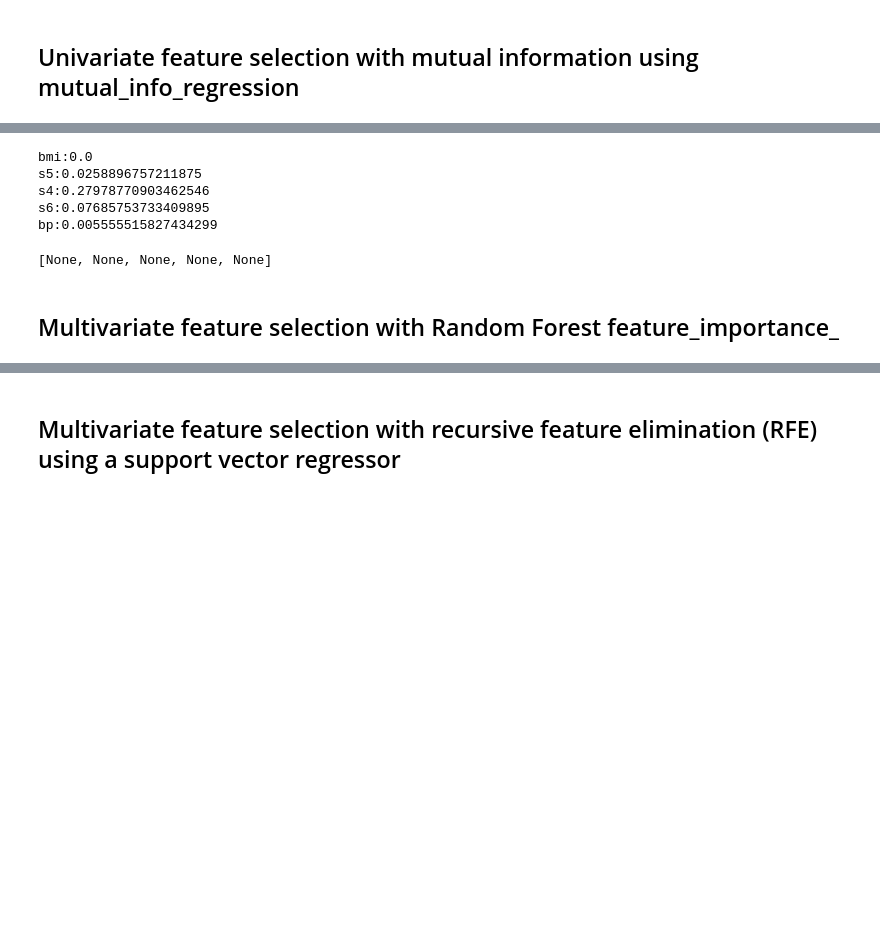
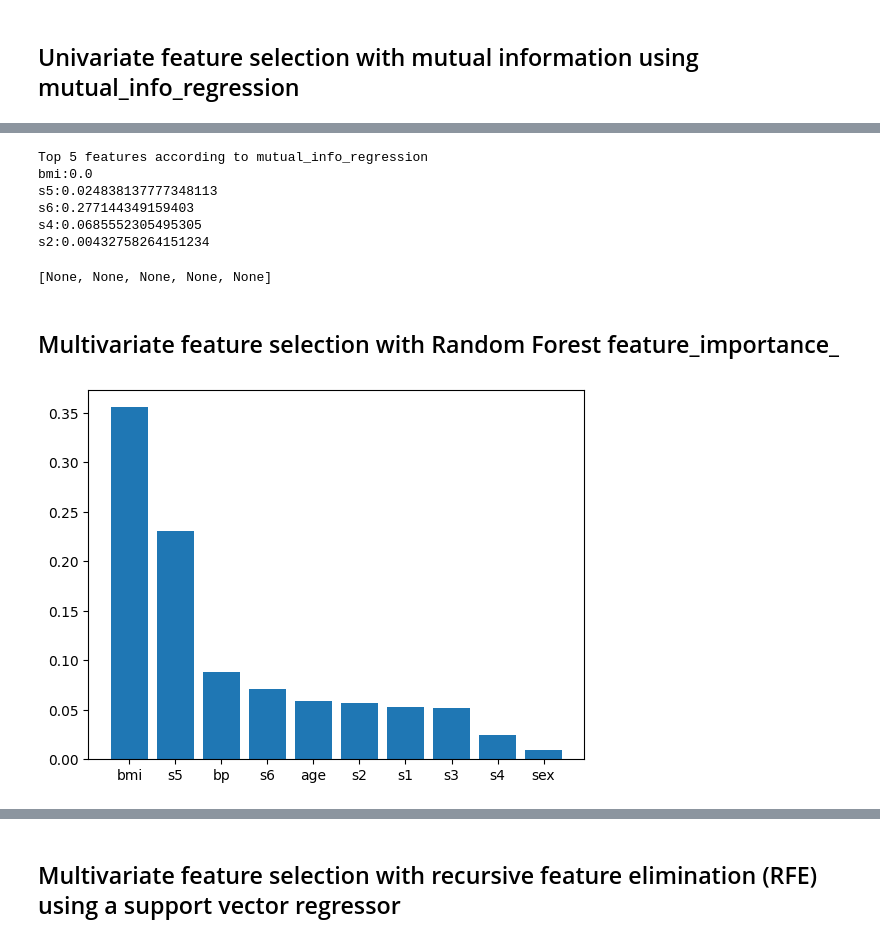
Before and after one commit to DataScienceAndEngineering/hw4-problem-3-feature-selection-OluwaseunG, a Jupyter notebook: dsei2100s24hw4p3-feature-selection.ipynb, the cells around one changed output, grey strips where cells are left out. Cells and saved outputs as stored; diff of their text form; code cells hidden in the pictures; blank space fills up the shorter version.

```diff
--- a/dsei2100s24hw4p3-feature-selection.ipynb
+++ b/dsei2100s24hw4p3-feature-selection.ipynb
@@ -149,20 +151,32 @@ plt.show()
 # %%
 # What are the top 5 features according to mutual_info_regression?
-top_5_indices=mu_inds[:5]
-top_five_features=np.array(data.feature_names)[top_5_indices]
+print("Top 5 features according to mutual_info_regression")
 [print(f"{feature}:{importance}") for feature, importance in zip(top_five_features, mu_importance)]
 # %% [output]
+Top 5 features according to mutual_info_regression
 bmi:0.0
-s5:0.0258896757211875
-s4:0.27978770903462546
-s6:0.07685753733409895
-bp:0.005555515827434299
+s5:0.024838137777348113
+s6:0.277144349159403
+s4:0.0685552305495305
+s2:0.00432758264151234
 [None, None, None, None, None]
 # %% [markdown]
 ## Multivariate feature selection with Random Forest feature_importance_
 # %%
 # Use random forest feature_importance_ to get the feature importance, sort by the absolute value
 # but show the signed value on y and label on x by variable name
 # Should be a bar graph
+random_f=RandomForestRegressor(random_state=42)
+random_f.fit(X_train, y_train)
+rf_importance=random_f.feature_importances_
+rf_inds=np.argsort(np.abs(rf_importance))[::-1]
+fig, ax=plt.subplots()
+rank=np.arange(len(data.feature_names))
+ax.bar(rank, rf_importance[rf_inds])
+ax.set_xticks(rank)
+ax.set_xticklabels(np.array(data.feature_names)[rf_inds])
+plt.show()
+# %% [output]
+[figure, added]
 # %%
 # What are the top 5 features according to random forest feature_importance_?
```
Also changed, not shown: parts of 4 cells of this notebook.
